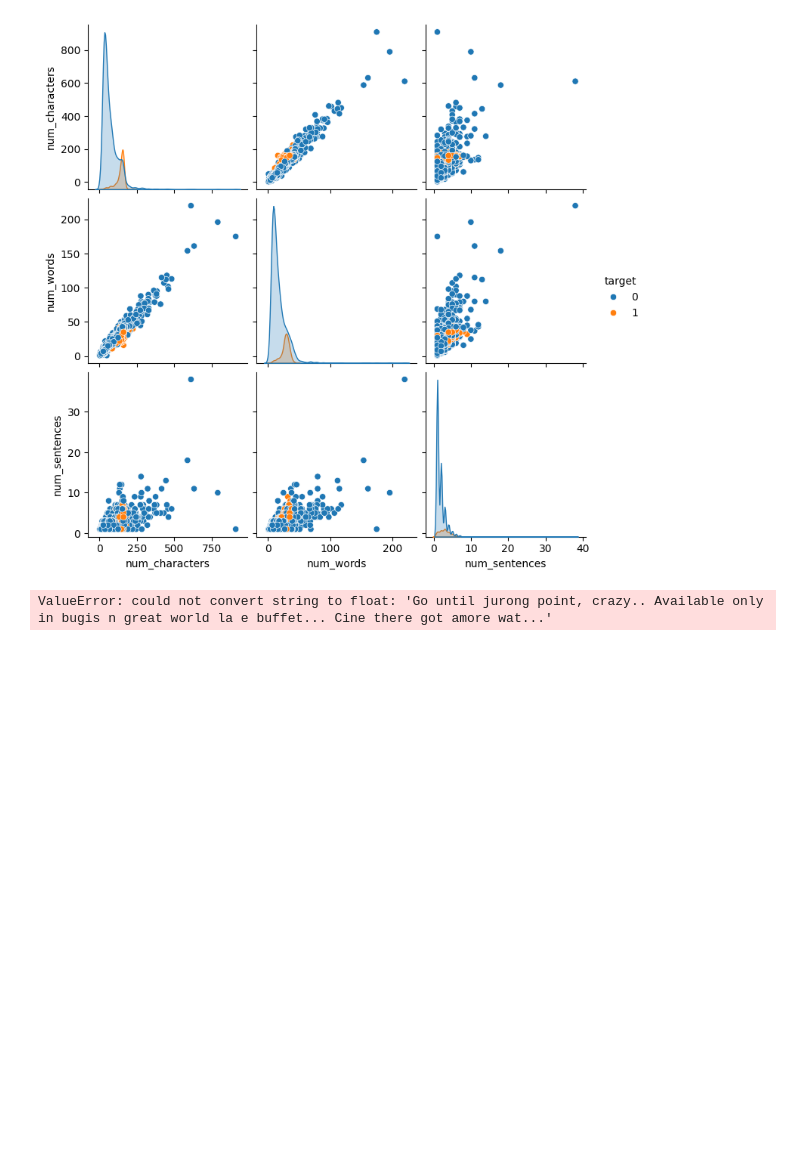
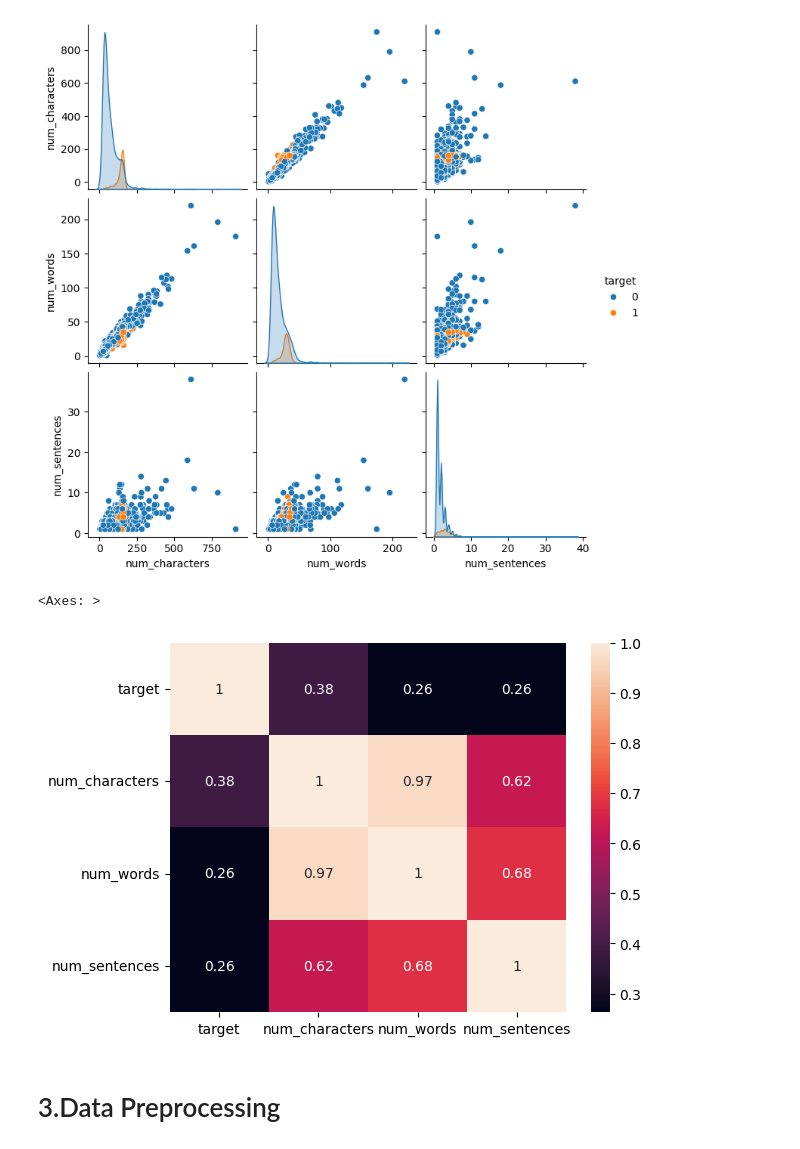
Before and after one commit to sakshiharde/Sms_Spam_Classifier, a Jupyter notebook: Spam_classifier.ipynb, the cells around one changed output. Cells and saved outputs as stored; diff of their text form; code cells hidden in the pictures; blank space fills up the shorter version.

```diff
--- a/Spam_classifier.ipynb
+++ b/Spam_classifier.ipynb
@@ -229,6 +229,9 @@ sns.pairplot(sms_data,hue='target')
 [figure]
 # %%
 #correlation
-sns.heatmap(sms_data.corr())
+sns.heatmap((sms_data[['target','num_characters','num_words','num_sentences']]).corr(),annot=True)
 # %% [output]
-ValueError: could not convert string to float: 'Go until jurong point, crazy.. Available only in bugis n great world la e buffet... Cine there got amore wat...'
+<Axes: >
+[figure, added]
+# %% [markdown]
+# 3.Data Preprocessing
```
Also changed, not shown: parts of 13 cells of this notebook.
